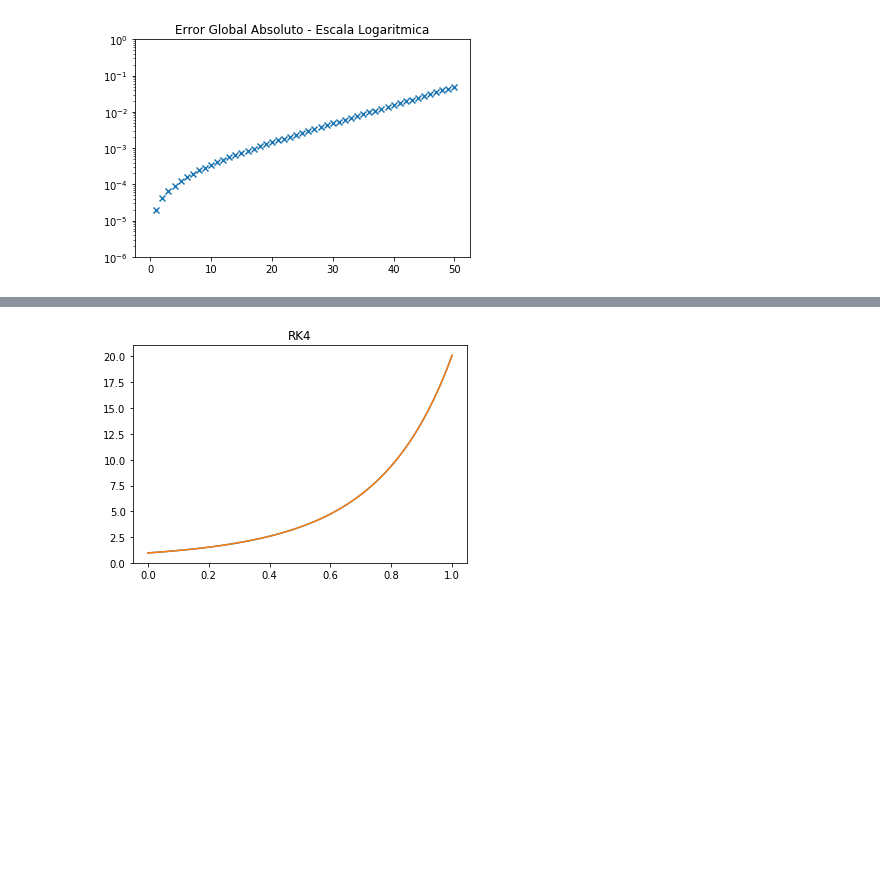
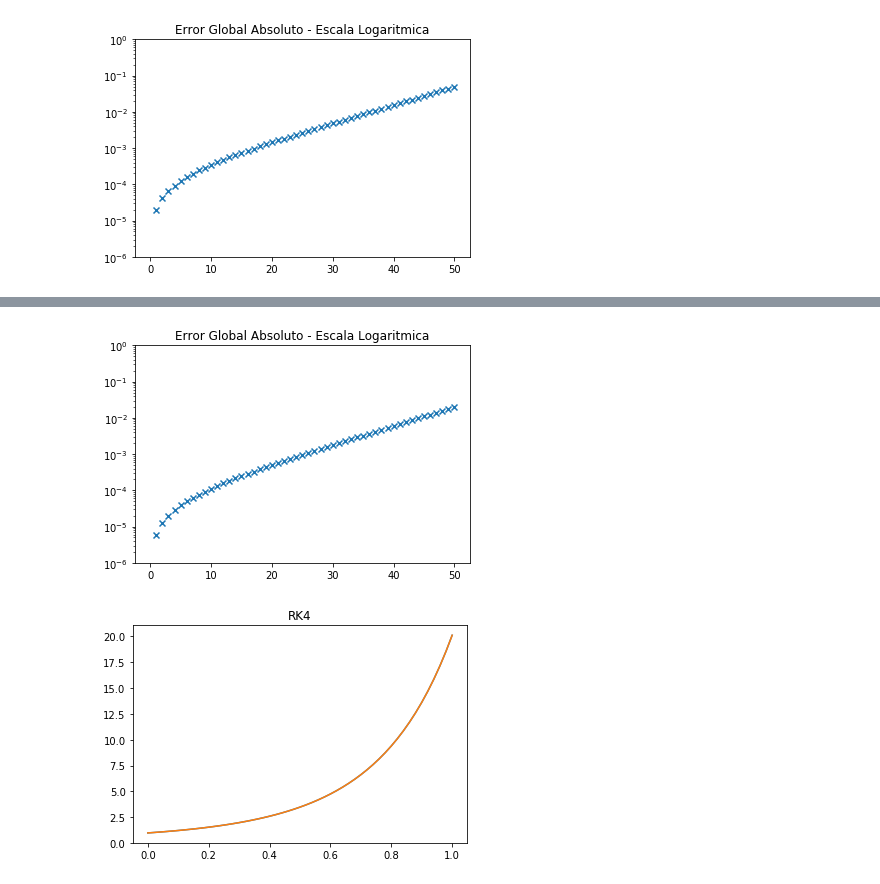
Before and after one commit to ekiMGlz/ODEMethods, a Jupyter notebook: Pruebas Metodos.ipynb, the cells around one changed output, grey strips where cells are left out. Saved outputs shown, nothing was run; the diff lists cells and outputs as text; code cells hidden in the pictures; blank space fills up the shorter version.

```diff
--- a/Pruebas Metodos.ipynb
+++ b/Pruebas Metodos.ipynb
@@ -94,3 +102,12 @@ plt.show()
+# %%
+globalError = abs(soln(T) - W[0])
+plt.title('Error Global Absoluto - Escala Logaritmica')
+plt.scatter(range(len(globalError)), globalError, marker = 'x')
+plt.yscale('log')
+plt.ylim(1e-6,1)
+plt.show()
+# %% [output]
+[figure, added]
 # %%
 T,W = odesolver.solve(f, 1, (0,1), 50, method = 'RK4')
 
```
Also changed, not shown: parts of 1 cell of this notebook, 12 other files.
